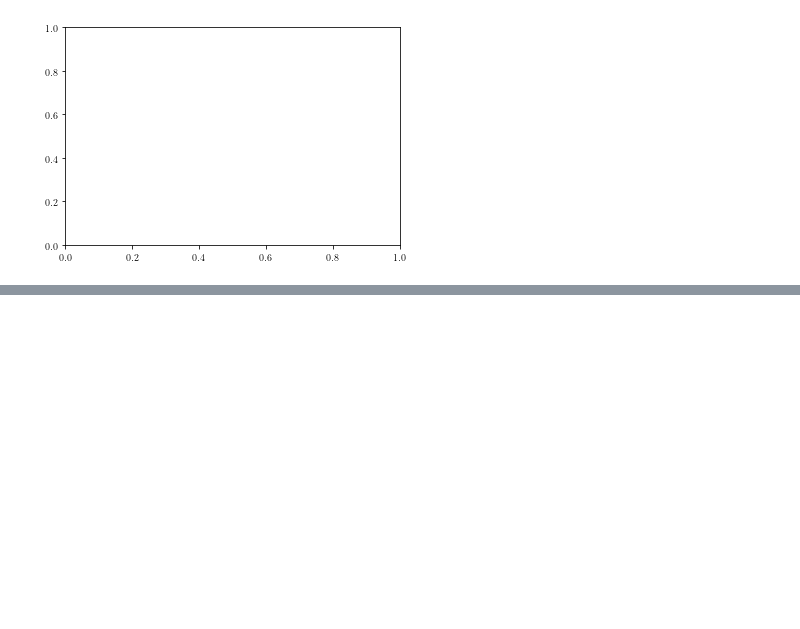
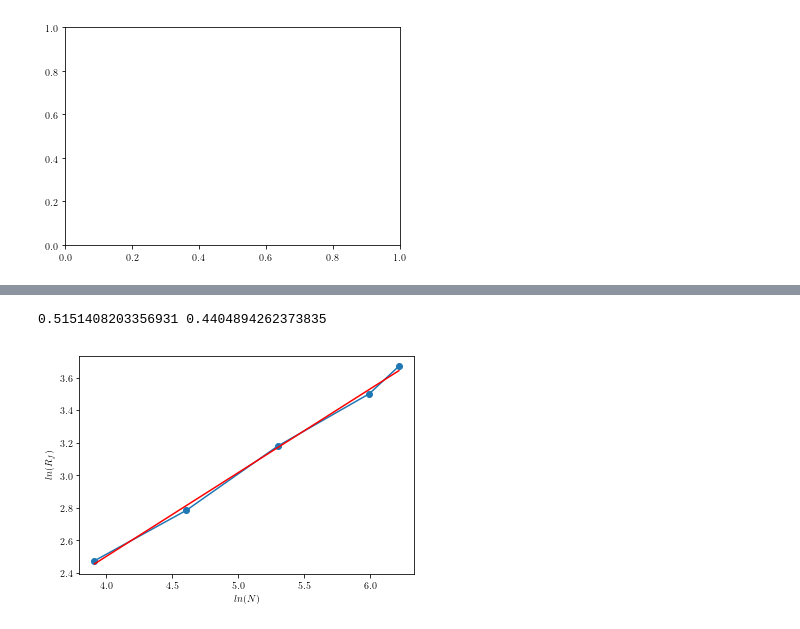
Before and after one commit to mhm1991/SimulationCourse, a Jupyter notebook: Ex4.ipynb, the cells around one changed output, grey strips where cells are left out. Saved outputs shown, nothing was run; the diff lists cells and outputs as text; code cells hidden in the pictures; blank space fills up the shorter version.

```diff
--- a/Ex4.ipynb
+++ b/Ex4.ipynb
@@ -109,0 +147,11 @@ Text(0.5, 1.0, 'Polymer Simulation')
+# %%
+plt.plot(np.log(N),np.log(RfNs),"-o",)
+
+plt.xlabel("$ln(N)$")
+plt.ylabel("$ln(R_f)$")
+m,n =  np.polyfit(np.log(N),np.log(RfNs),1)
+plt.plot(np.log(N),m*np.log(N)+n,"r")
+print (m , n)
+# %% [output]
+0.5151408203356931 0.4404894262373835
+[figure, added]
```
Also changed, not shown: parts of 8 cells of this notebook.
